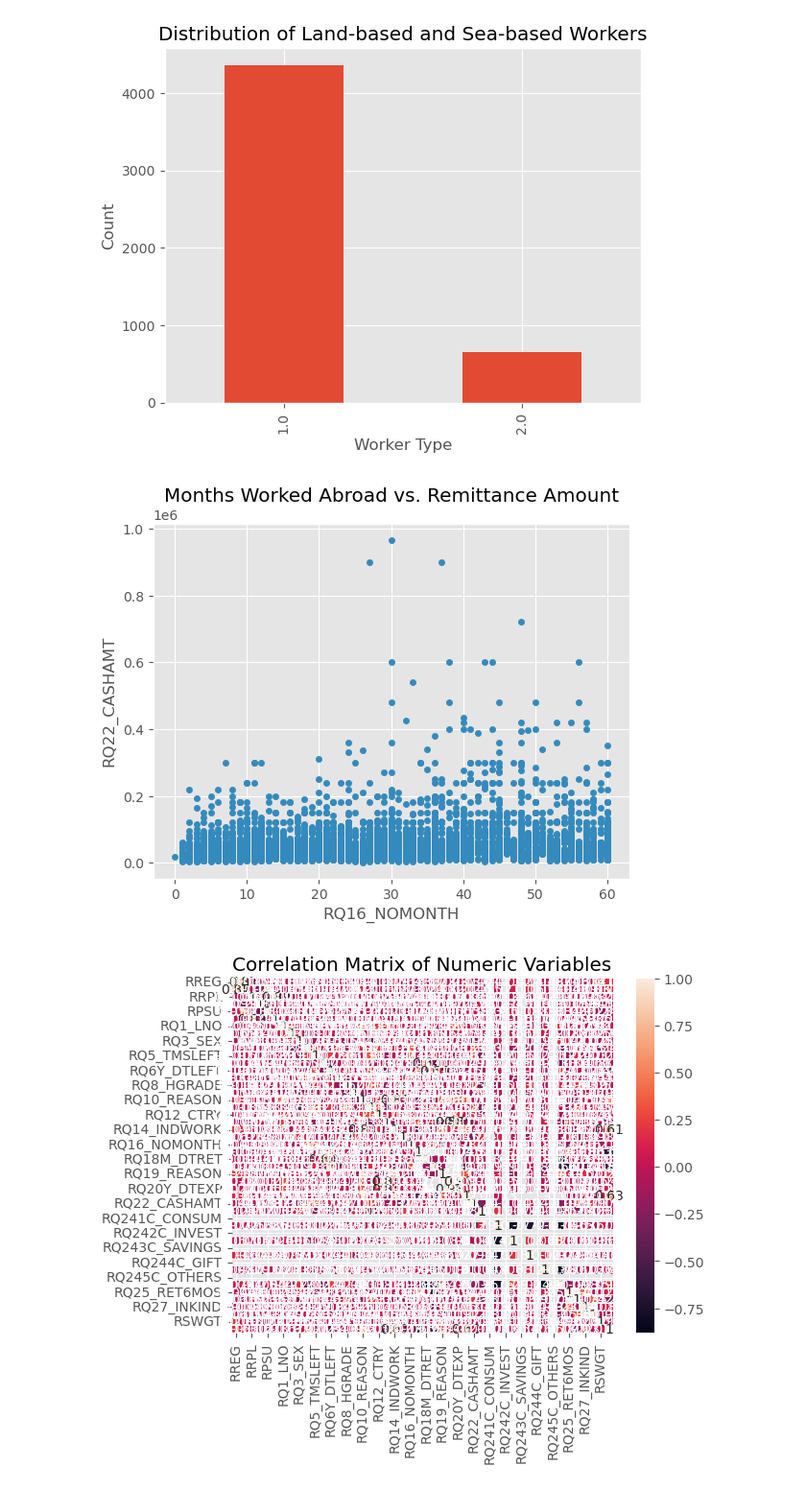
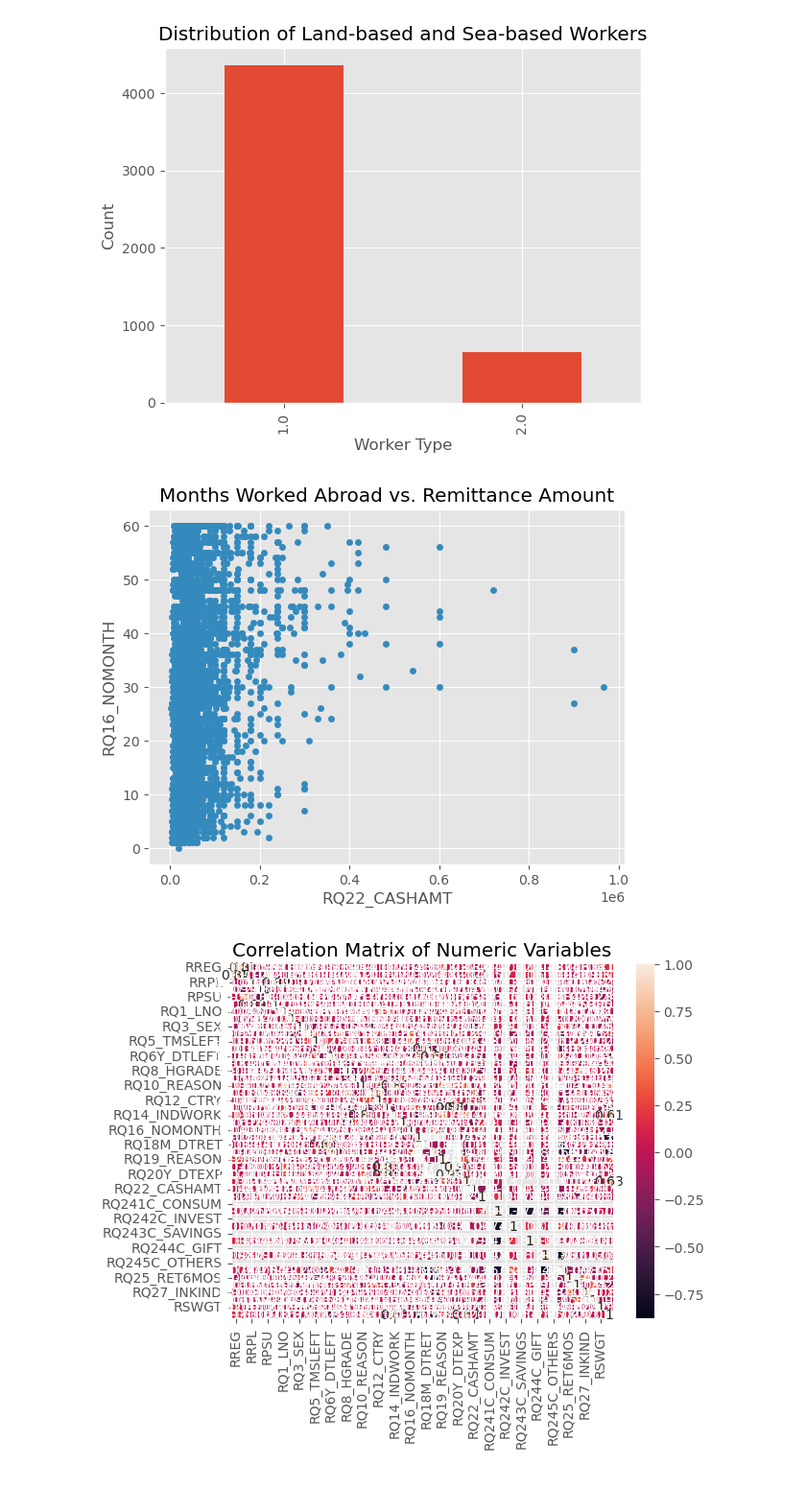
Before and after one commit to almiravelas/CSMODEL, a Jupyter notebook: Phase1_EDA.ipynb, the cells around one changed output. Shown at 96% size. Drawn from its saved outputs; the diff is of its cells as text; code cells hidden in the pictures.

```diff
--- a/Phase1_EDA.ipynb
+++ b/Phase1_EDA.ipynb
@@ -290,11 +288,11 @@ plt.show()
 # %% [output]
 [figure]
 # %%
-data.plot.scatter(x='RQ16_NOMONTH', y='RQ22_CASHAMT')
+data.plot.scatter(x='RQ22_CASHAMT', y='RQ16_NOMONTH')
 plt.title('Months Worked Abroad vs. Remittance Amount')
 plt.show()
 # %% [output]
-[figure, old version]
+[figure, new version]
 # %%
 correlation_matrix = data.corr()
 sns.heatmap(correlation_matrix, annot=True)
```
Also changed, not shown: parts of 1 cell of this notebook, 1 other file.
